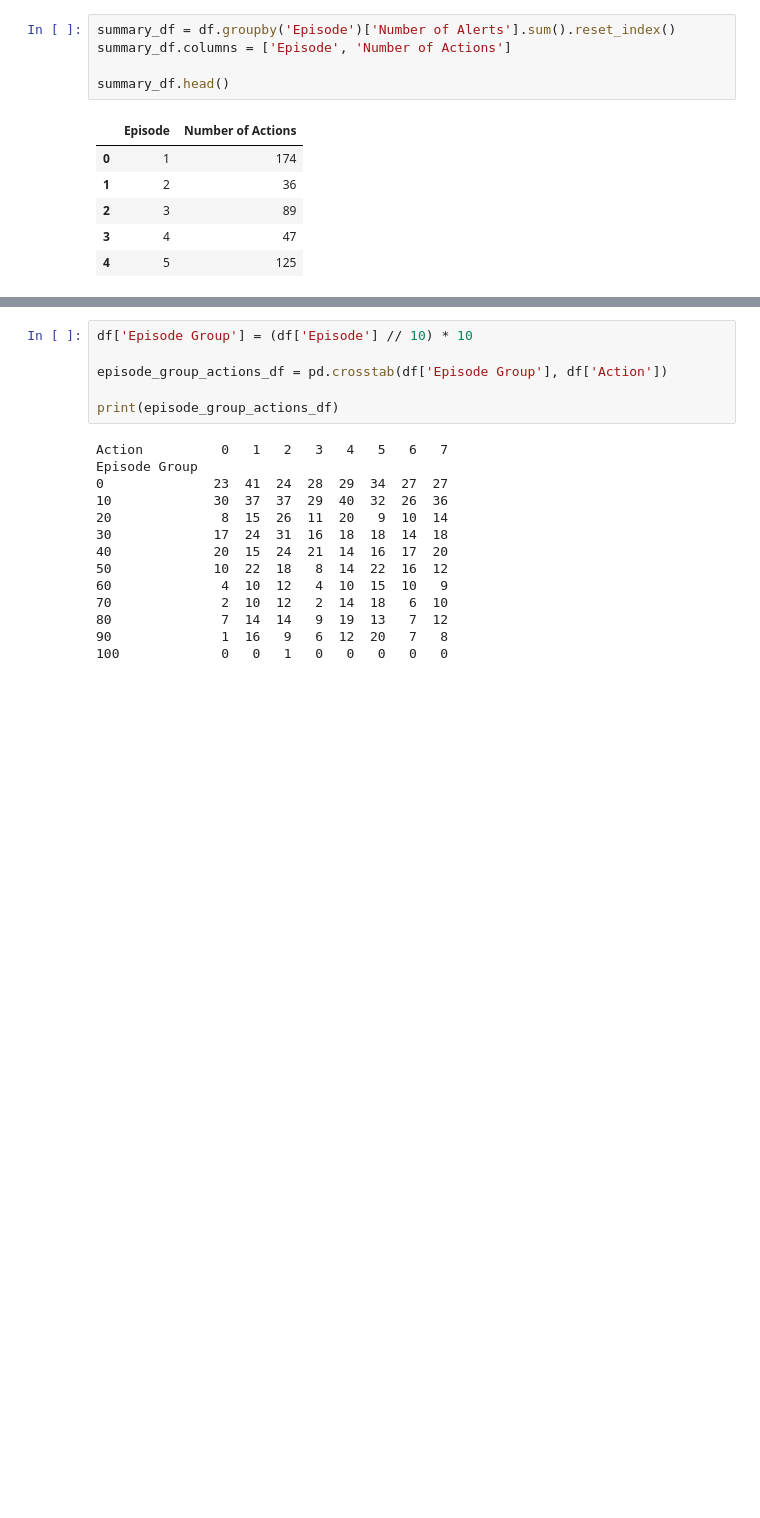
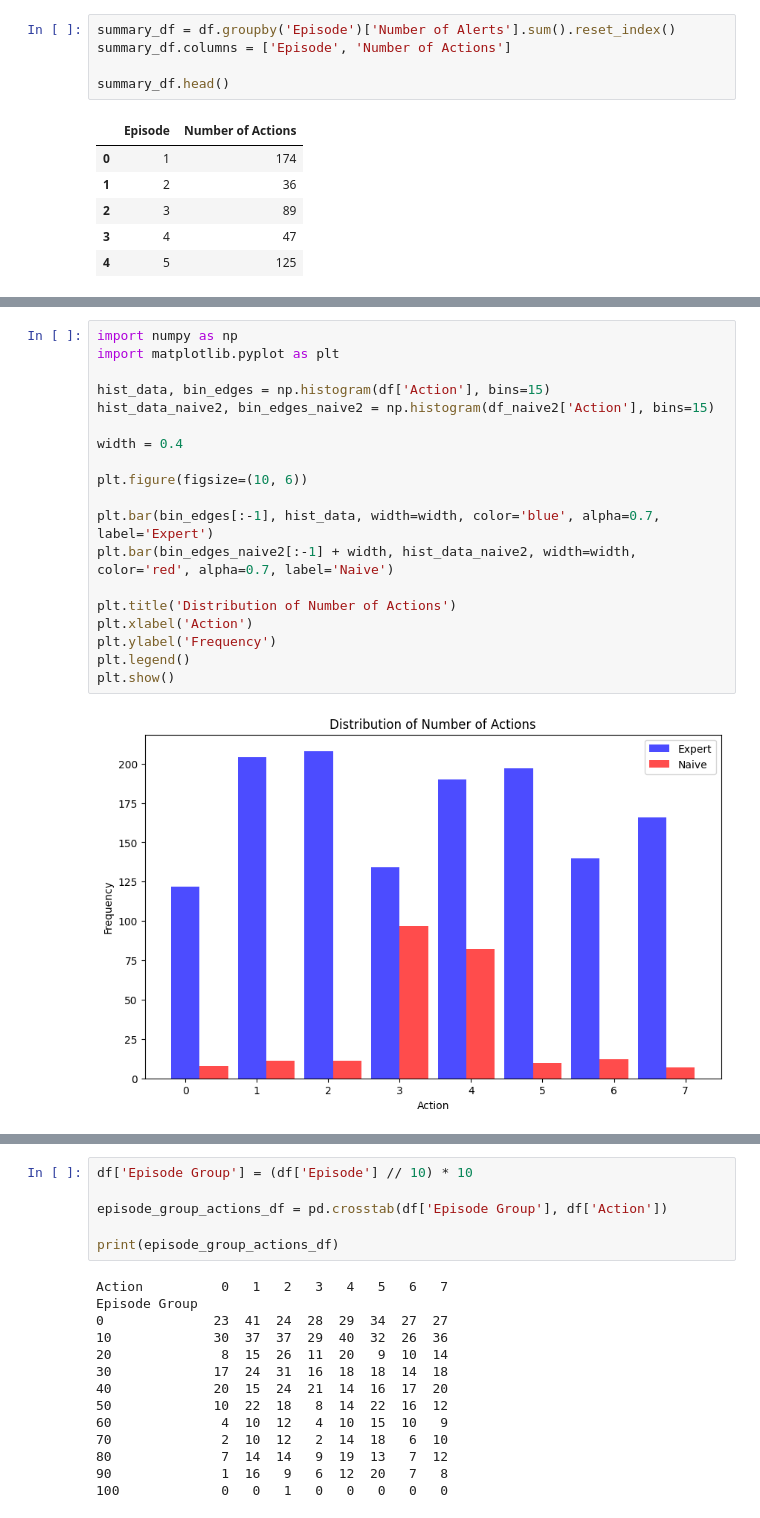
Before and after one commit to MAP-Cyber-Security-AI/Nimplant, a Jupyter notebook: dataEvaluation_new.ipynb, the cells around one changed output, grey strips where cells are left out. Cells and saved outputs as stored; diff of their text form; blank space fills up the shorter version.

```diff
--- a/dataEvaluation_new.ipynb
+++ b/dataEvaluation_new.ipynb
@@ -83,3 +114,24 @@ plt.ylabel('Frequency')
 plt.show()
 # %% [output]
 [figure]
+# %%
+import numpy as np
+import matplotlib.pyplot as plt
+
+hist_data, bin_edges = np.histogram(df['Action'], bins=15)
+hist_data_naive2, bin_edges_naive2 = np.histogram(df_naive2['Action'], bins=15)
+
+width = 0.4
+
+plt.figure(figsize=(10, 6))
+
+plt.bar(bin_edges[:-1], hist_data, width=width, color='blue', alpha=0.7, label='Expert')
+plt.bar(bin_edges_naive2[:-1] + width, hist_data_naive2, width=width, color='red', alpha=0.7, label='Naive')
+
+plt.title('Distribution of Number of Actions')
+plt.xlabel('Action')
+plt.ylabel('Frequency')
+plt.legend()
+plt.show()
+# %% [output]
+[figure, added]
```
Also changed, not shown: parts of 9 cells of this notebook.
